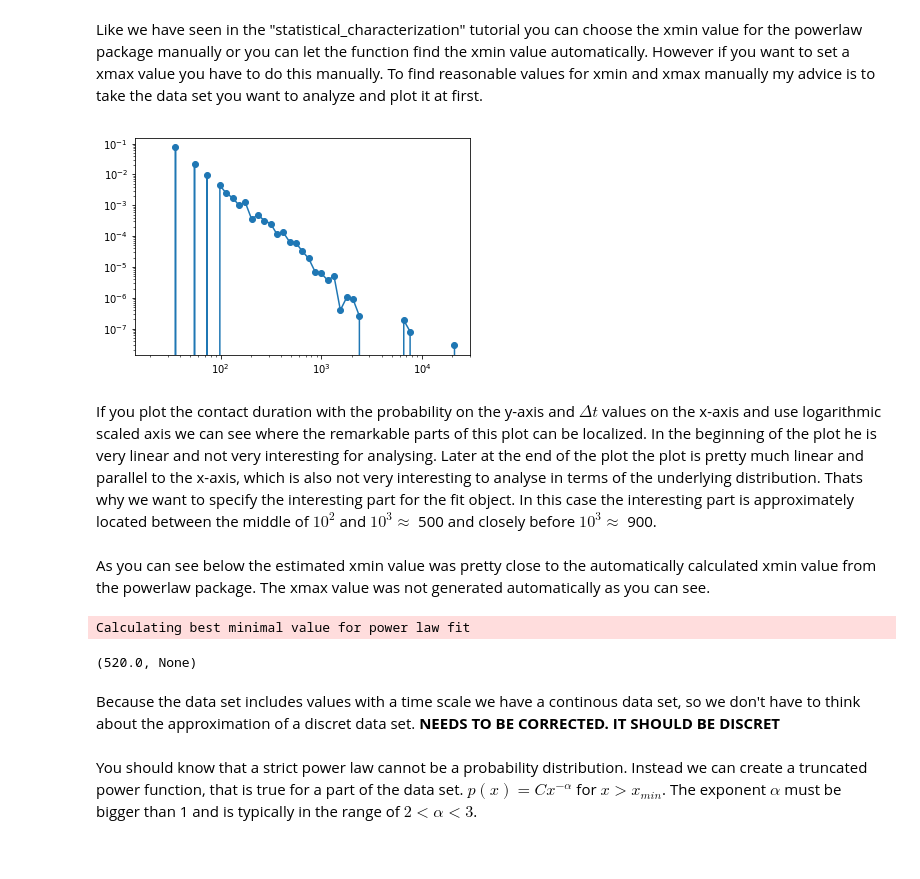
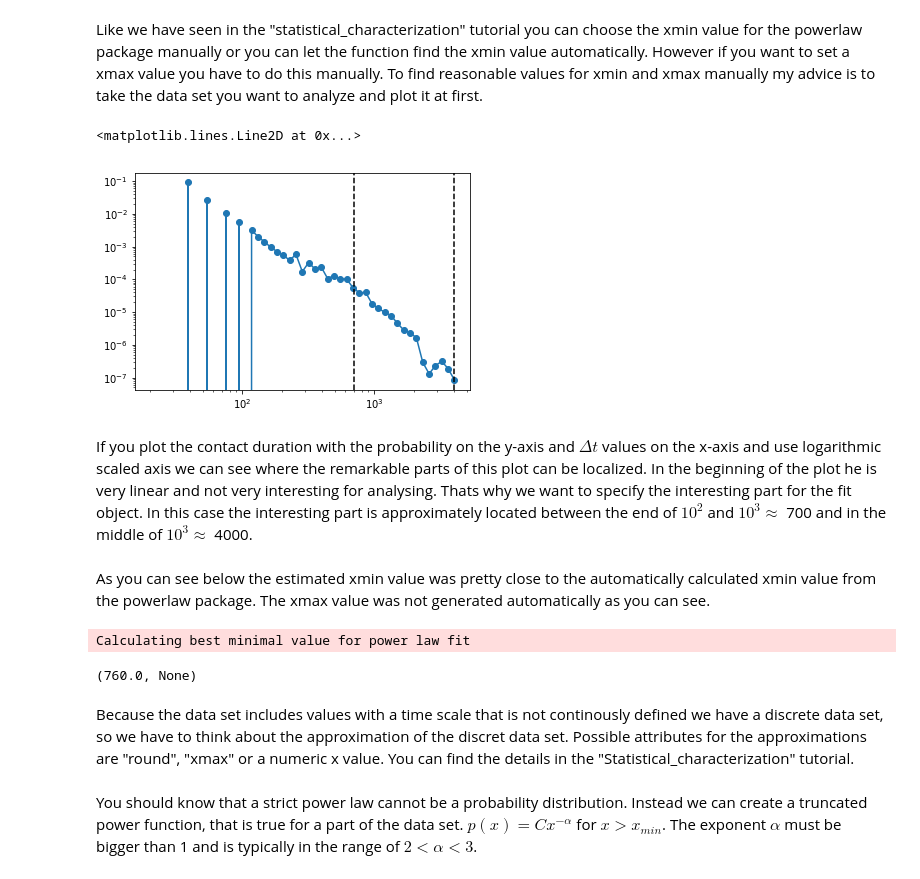
Before and after one commit to gesiscss/face2face, a Jupyter notebook: tutorial/How_to_use_statistical_characterization.ipynb, the cells around one changed output. Saved outputs shown, nothing was run; the diff lists cells and outputs as text; code cells hidden in the pictures.

Commit message:
Updated the tutorials

```diff
--- a/tutorial/How_to_use_statistical_characterization.ipynb
+++ b/tutorial/How_to_use_statistical_characterization.ipynb
@@ -25,2 +21,6 @@ df = Data("SFHH09")
+# %%
+import face2face as f2f
+
+df = f2f.Data("ICCSS17")
 # %% [markdown]
 If you already did the "probability_distribution_contact_duration" tutorial you might remember that the functions of this package have a second return value that we haven't used yet. This value is a list that contains every $\Delta t$ of the used datasets. We are going to use this lists that for this tutorial.
@@ -29,17 +27,20 @@ from face2face.statistics.distribution import *
 # %%
-x_y_list, delta_t_list = calculate_contact_duration(df)
+x_y_list, delta_t_list = f2f.calculate_contact_duration(df)
 # %% [markdown]
 Like we have seen in the "statistical_characterization" tutorial you can choose the xmin value for the powerlaw package manually or you can let the function find the xmin value automatically. However if you want to set a xmax value you have to do this manually.
 To find reasonable values for xmin and xmax manually my advice is to take the data set you want to analyze and plot it at first.
 # %%
 import matplotlib.pyplot as plt
 
 plt.plot(x_y_list[1], x_y_list[0], marker="o")
 plt.yscale("log")
 plt.xscale("log")
+plt.axvline(x=700,  color='k', linestyle='--')
+plt.axvline(x=4000,  color='k', linestyle='--')
 # %% [output]
+<matplotlib.lines.Line2D at 0x...>
-[figure, old version]
+[figure, new version]
 # %% [markdown]
-If you plot the contact duration with the probability on the y-axis and $\Delta t$ values on the x-axis and use logarithmic scaled axis we can see where the remarkable parts of this plot can be localized. In the beginning of the plot he is very linear and not very interesting for analysing. Later at the end of the plot the plot is pretty much linear and parallel to the x-axis, which is also not very interesting to analyse in terms of the underlying distribution. Thats why we want to specify the interesting part for the fit object. In this case the interesting part is approximately located between the middle of $10^2$ and $10^3 \approx$ 500 and closely before $10^3 \approx$ 900.
+If you plot the contact duration with the probability on the y-axis and $\Delta t$ values on the x-axis and use logarithmic scaled axis we can see where the remarkable parts of this plot can be localized. In the beginning of the plot he is very linear and not very interesting for analysing. Thats why we want to specify the interesting part for the fit object. In this case the interesting part is approximately located between the end of $10^2$ and $10^3 \approx$ 700 and in the middle of $10^3 \approx$ 4000.
 # %%
 import powerlaw
@@ -51,9 +52,9 @@ fit_auto = powerlaw.Fit(delta_t_list)
 fit_auto.xmin, fit_auto.xmax
 # %% [output]
 Calculating best minimal value for power law fit
-(520.0, None)
+(760.0, None)
 # %% [markdown]
-Because the data set includes values with a time scale we have a continous data set, so we don't have to think about the approximation of a discret data set. **NEEDS TO BE CORRECTED. IT SHOULD BE DISCRET**
+Because the data set includes values with a time scale that is not continously defined we have a discrete data set, so we have to think about the approximation of the discret data set. Possible attributes for the approximations are "round", "xmax" or a numeric x value. You can find the details in the "Statistical_characterization" tutorial.
 # %% [markdown]
 You should know that a strict power law cannot be a probability distribution. Instead we can create a truncated power function, that is true for a part of the data set. $p(x) = C x^{-\alpha}$ for $x>x_{min}$. The exponent $\alpha$ must be bigger than 1 and is typically in the range of $2<\alpha<3$.
 # %% [markdown]
```
Also changed, not shown: parts of 11 cells of this notebook, 7 other files.
